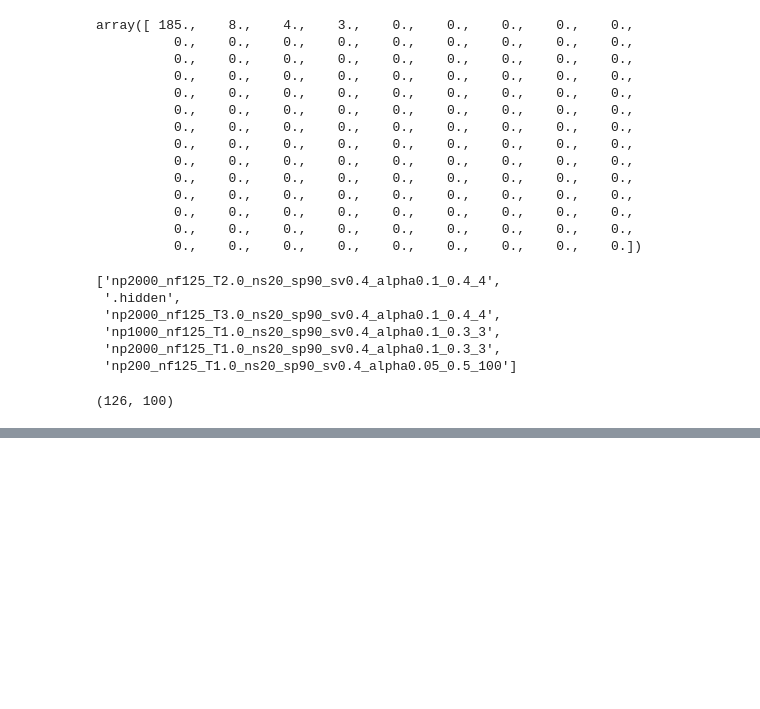
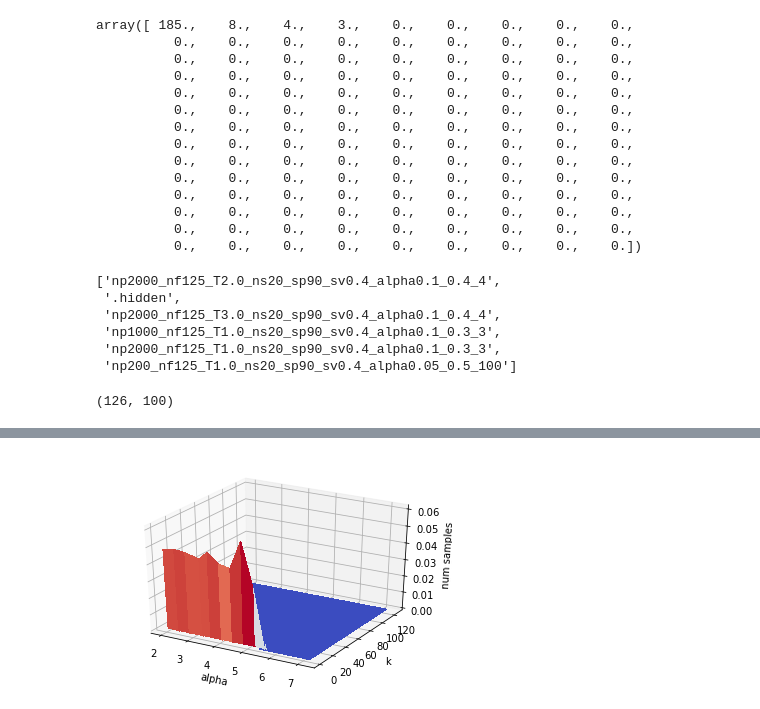
Before and after one commit to Raghav-singhal/rare-credit-portfolio, a Jupyter notebook: IPS/plots.ipynb, the cells around one changed output, grey strips where cells are left out. Drawn from its saved outputs; the diff is of its cells as text; code cells hidden in the pictures; blank space fills up the shorter version.

```diff
--- a/IPS/plots.ipynb
+++ b/IPS/plots.ipynb
@@ -104,0 +162,10 @@ C.shape
+# %%
+fig = plt.figure()
+ax = fig.gca(projection='3d')
+surf = ax.plot_surface(A,B,C[1:,:], cmap=cm.coolwarm, linewidth=0, antialiased=False)
+ax.set_xlabel('alpha')
+ax.set_ylabel('k')
+ax.set_zlabel('num samples')
+plt.show()
+# %% [output]
+[figure, added]
```
Also changed, not shown: parts of 9 cells of this notebook, 15 other files.
